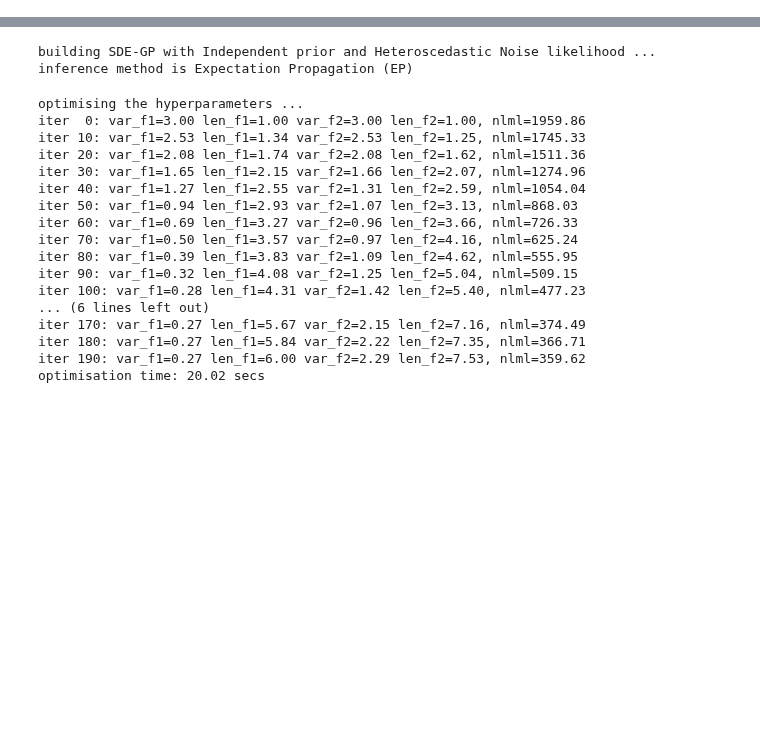
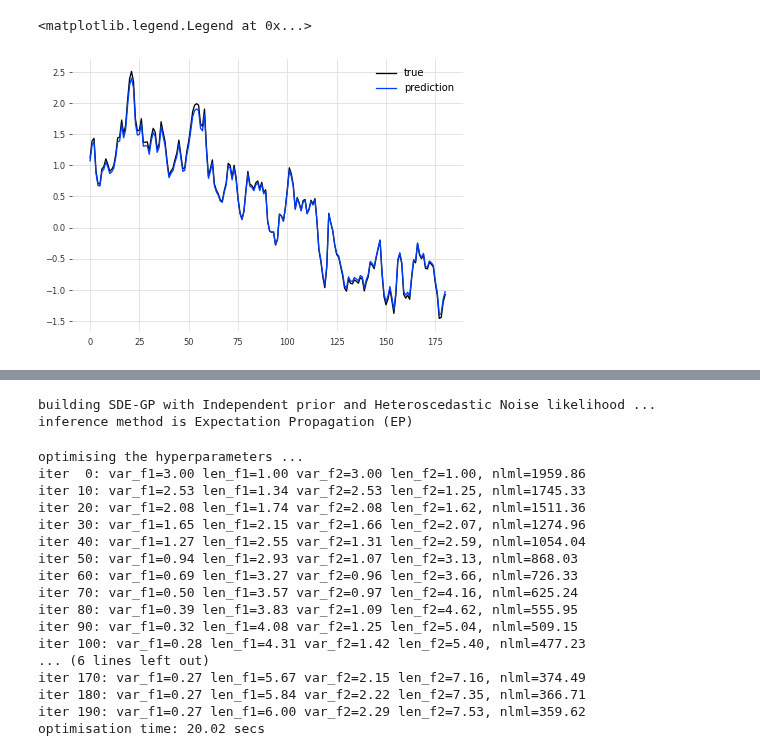
Before and after one commit to christiando/gaussian-toolbox, a Jupyter notebook: timeseries/experiments_scripts/sunspots_ep.ipynb, the cells around one changed output, grey strips where cells are left out. Saved outputs shown, nothing was run; the diff lists cells and outputs as text; code cells hidden in the pictures; blank space fills up the shorter version.

```diff
--- a/timeseries/experiments_scripts/sunspots_ep.ipynb
+++ b/timeseries/experiments_scripts/sunspots_ep.ipynb
@@ -54,0 +78,12 @@ x_tr.shape
+# %%
+mod_dfm_cl_te = mod_dfm.clone(x_te)
+res = mod_dfm_cl_te.fit()
+
+predictions = res.fittedvalues #res_dfm.predict(params=res_dfm.params))
+plt.figure(figsize=(7, 5))
+plt.plot(x_te[1:, 1], label = 'true')
+plt.plot(predictions[2:, 1], alpha=1, label = 'prediction')
+plt.legend()
+# %% [output]
+<matplotlib.legend.Legend at 0x...>
+[figure, added]
```
Also changed, not shown: parts of 7 cells of this notebook.
